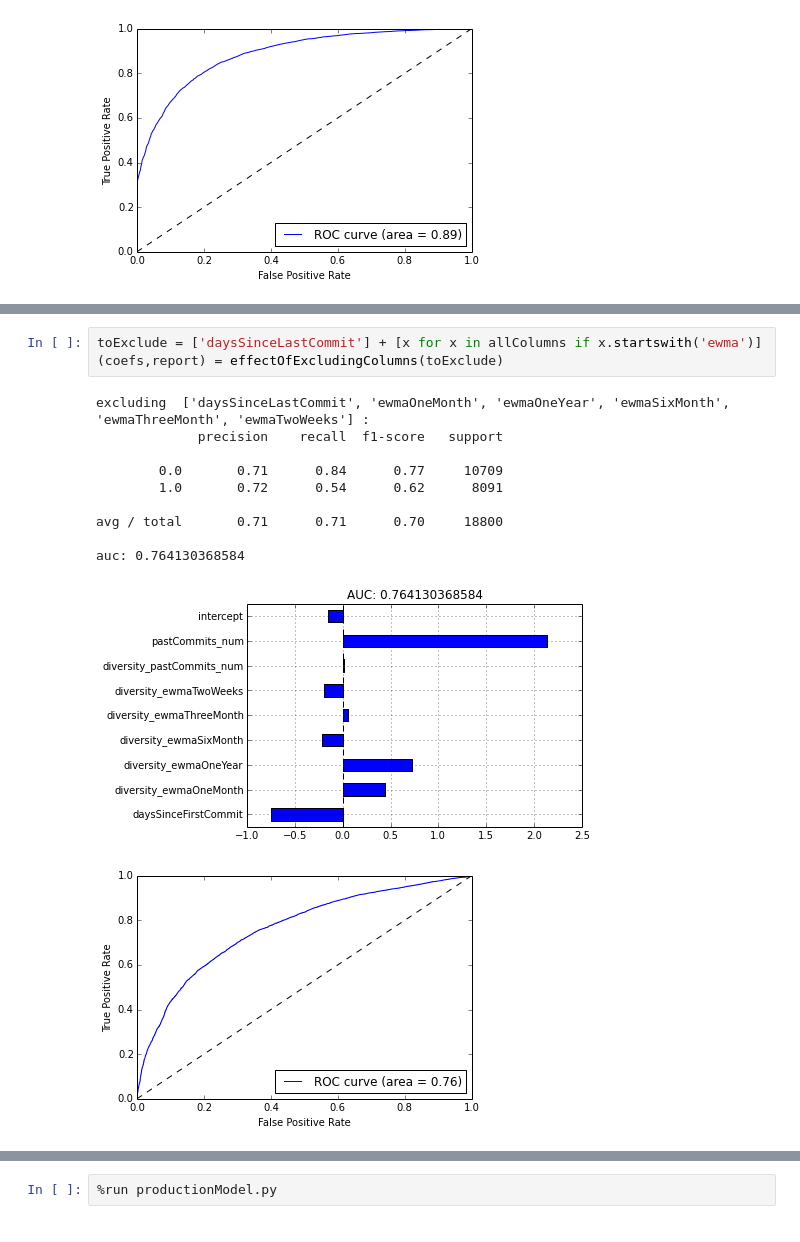
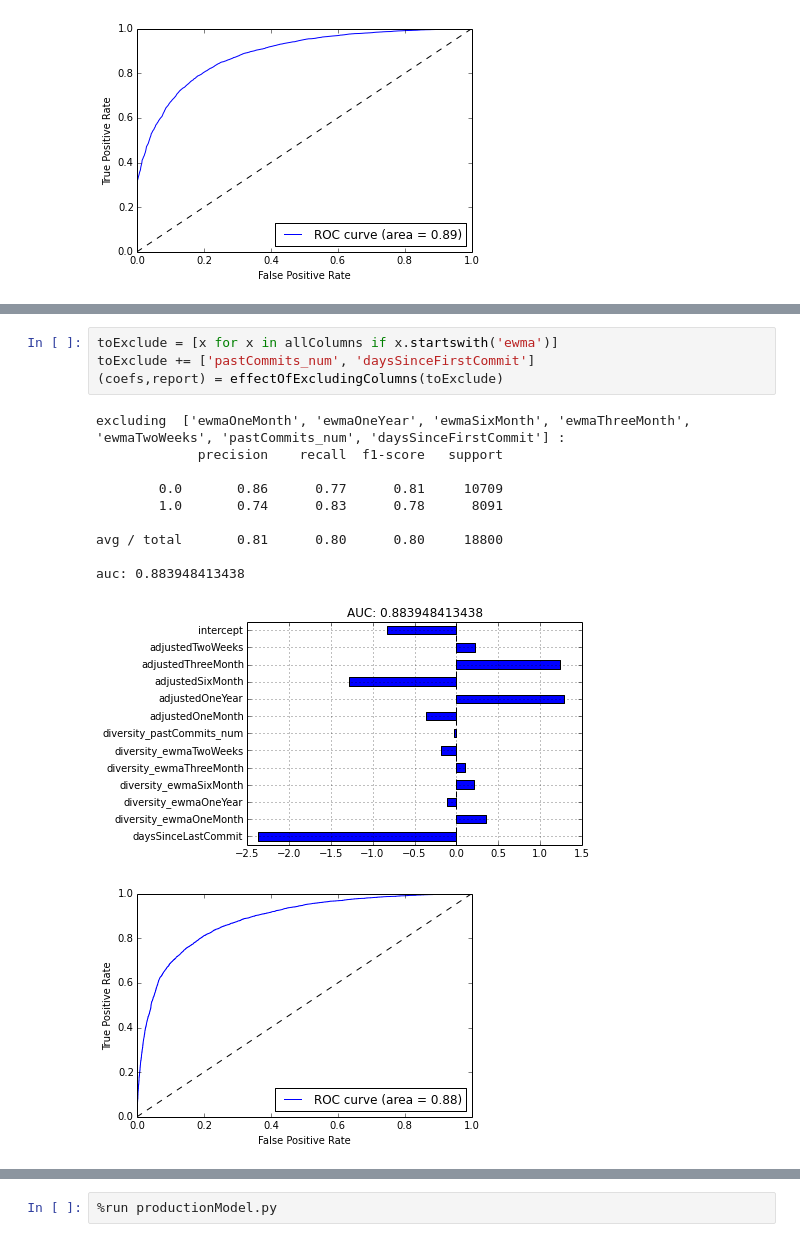
Before and after one commit to gauthamnair/repopulse, a Jupyter notebook: featureImportanceInLogisticRegression.ipynb, the cells around one changed output, grey strips where cells are left out. Saved outputs shown, nothing was run; the diff lists cells and outputs as text.

Commit message:
made adjusted features that are like the ewma but calculated at the time of the last commit.

```diff
--- a/featureImportanceInLogisticRegression.ipynb
+++ b/featureImportanceInLogisticRegression.ipynb
@@ -127,18 +112,19 @@ auc: 0.842478761322
 # %%
-toExclude = ['daysSinceLastCommit'] + [x for x in allColumns if x.startswith('ewma')]
+toExclude = [x for x in allColumns if x.startswith('ewma')]
+toExclude += ['pastCommits_num', 'daysSinceFirstCommit']
 (coefs,report) = effectOfExcludingColumns(toExclude)
 # %% [output]
-excluding  ['daysSinceLastCommit', 'ewmaOneMonth', 'ewmaOneYear', 'ewmaSixMonth', 'ewmaThreeMonth', 'ewmaTwoWeeks'] :
+excluding  ['ewmaOneMonth', 'ewmaOneYear', 'ewmaSixMonth', 'ewmaThreeMonth', 'ewmaTwoWeeks', 'pastCommits_num', 'daysSinceFirstCommit'] :
              precision    recall  f1-score   support
 
-        0.0       0.71      0.84      0.77     10709
-        1.0       0.72      0.54      0.62      8091
+        0.0       0.86      0.77      0.81     10709
+        1.0       0.74      0.83      0.78      8091
 
-avg / total       0.71      0.71      0.70     18800
+avg / total       0.81      0.80      0.80     18800
 
-auc: 0.764130368584
+auc: 0.883948413438
-[figure, old version]
+[figure, new version]
-[figure, old version]
+[figure, new version]
 # %%
 toExclude = [x for x in allColumns if x.startswith('ewma')]
 (coefs,report) = effectOfExcludingColumns(toExclude)
```
Also changed, not shown: parts of 6 cells of this notebook, 6 other files.
